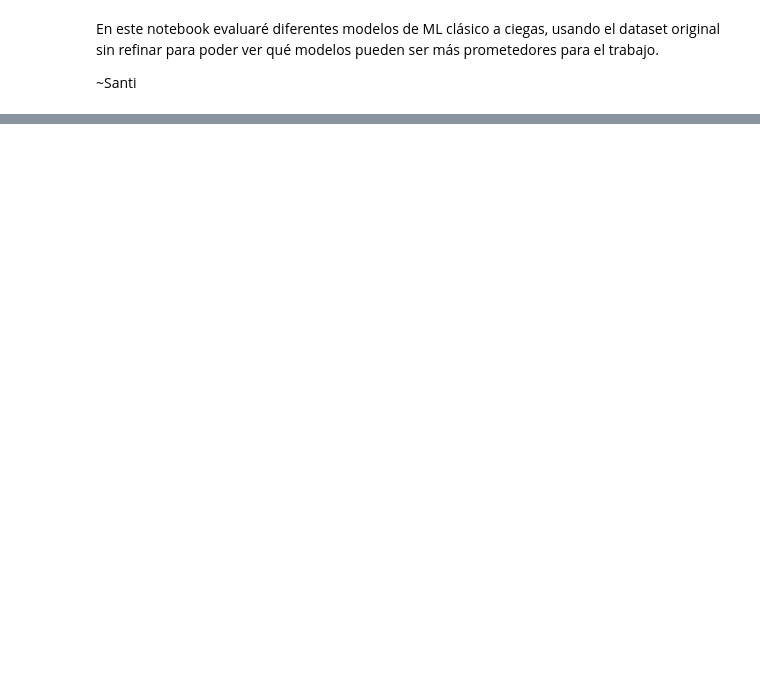
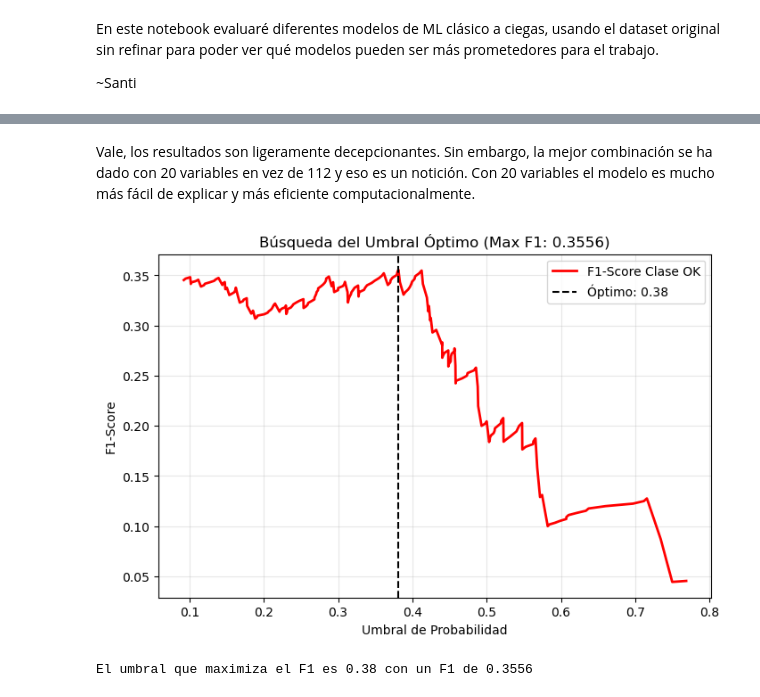
Before and after one commit to marrtinpenedo/PLUTO, a Jupyter notebook: notebooks/pruebas_clasif_rawdata.ipynb, the cells around one changed output, grey strips where cells are left out. Cells and saved outputs as stored; diff of their text form; code cells hidden in the pictures; blank space fills up the shorter version.

```diff
--- a/notebooks/pruebas_clasif_rawdata.ipynb
+++ b/notebooks/pruebas_clasif_rawdata.ipynb
@@ -90,0 +251,30 @@ weighted avg       0.63      0.79      0.70       206
+# %% [markdown]
+Vale, los resultados son ligeramente decepcionantes. Sin embargo, la mejor combinación se ha dado con 20 variables en vez de 112 y eso es un notición. Con 20 variables el modelo es mucho más fácil de explicar y más eficiente computacionalmente.
+# %%
+from sklearn.metrics import precision_recall_curve
+
+# Sacamos probabilidades del nuevo modelo mejorado
+y_probs = best_reactive_model.predict_proba(X_test)[:, 0] # Probabilidad de clase 0 (OK)
+
+# Calculamos precisión, recall y umbrales
+precisions, recalls, thresholds = precision_recall_curve(y_test, y_probs, pos_label=0)
+
+# Calculamos F1 para cada umbral
+f1_scores = 2 * (precisions * recalls) / (precisions + recalls)
+best_threshold = thresholds[np.argmax(f1_scores)]
+best_f1 = np.max(f1_scores)
+
+plt.figure(figsize=(8, 5))
+plt.plot(thresholds, f1_scores[:-1], label='F1-Score Clase OK', color='red', lw=2)
+plt.axvline(best_threshold, color='black', linestyle='--', label=f'Óptimo: {best_threshold:.2f}')
+plt.title(f'Búsqueda del Umbral Óptimo (Max F1: {best_f1:.4f})')
+plt.xlabel('Umbral de Probabilidad')
+plt.ylabel('F1-Score')
+plt.legend()
+plt.grid(alpha=0.3)
+plt.show()
+
+print(f"El umbral que maximiza el F1 es {best_threshold:.2f} con un F1 de {best_f1:.4f}")
+# %% [output]
+[figure, added]
+El umbral que maximiza el F1 es 0.38 con un F1 de 0.3556
```
Also changed, not shown: parts of 15 cells of this notebook, 9 other files.
